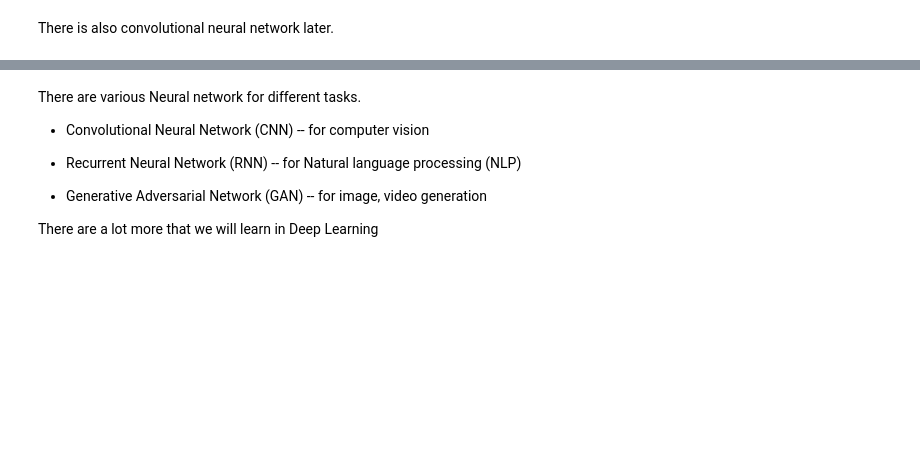
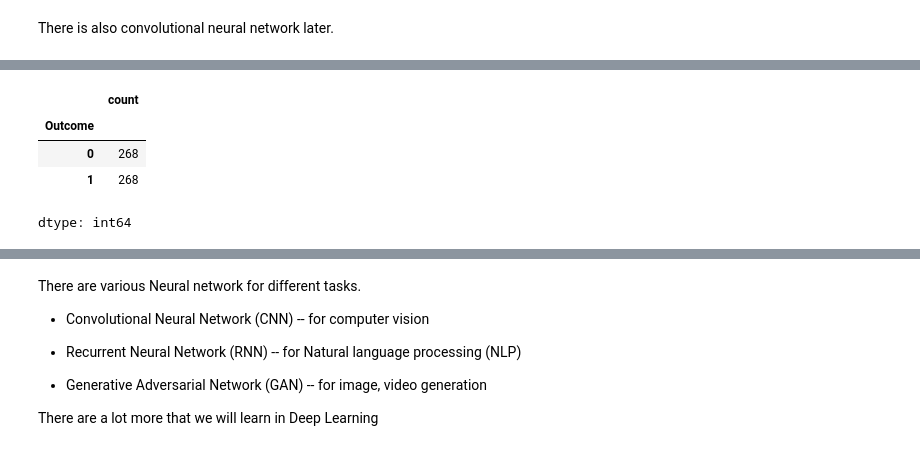
Before and after one commit to Arefin994/DL-With-Arefin, a Jupyter notebook: Deep_Learning.ipynb, the cells around one changed output, grey strips where cells are left out. Saved outputs shown, nothing was run; the diff lists cells and outputs as text; code cells hidden in the pictures; blank space fills up the shorter version.

```diff
--- a/Deep_Learning.ipynb
+++ b/Deep_Learning.ipynb
@@ -69,0 +175,8 @@ There is also convolutional neural network later.
+# %%
+df['Outcome'].value_counts()
+# %% [output]
+|  | count |
+| Outcome |  |
+| 0 | 268 |
+| 1 | 268 |
+dtype: int64
```
Also changed, not shown: parts of 29 cells of this notebook, 1 other file.
